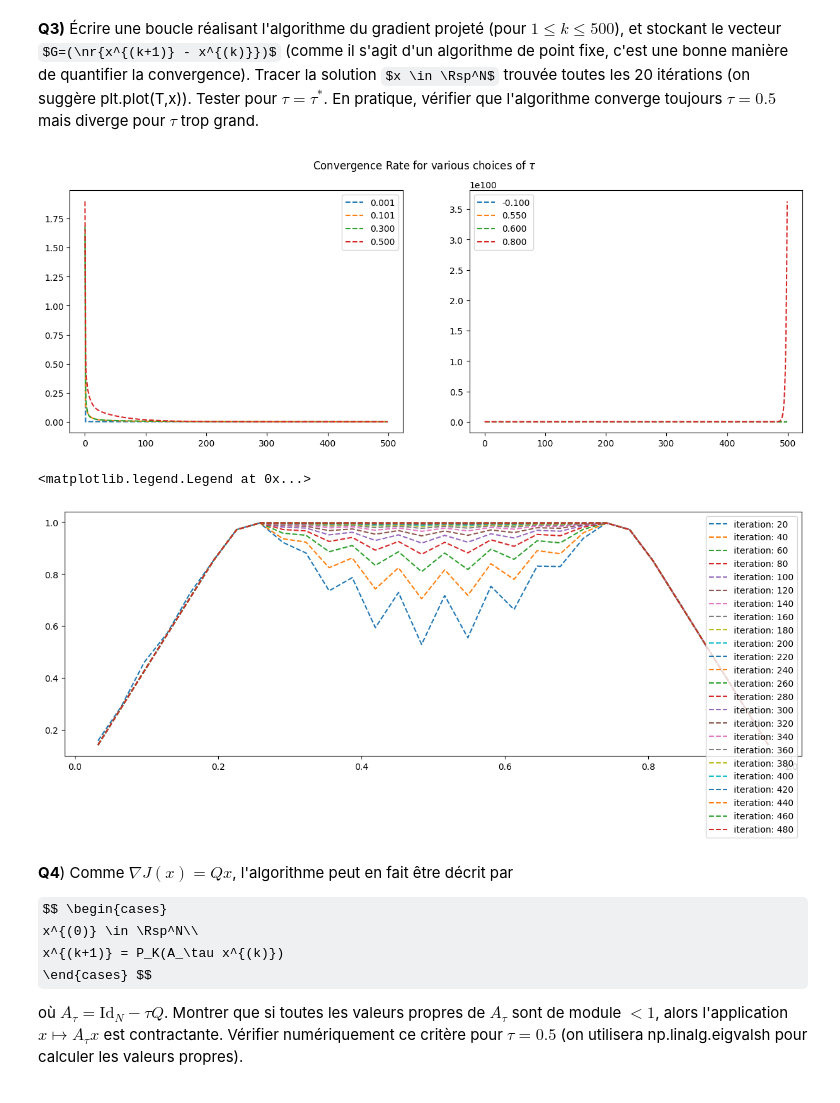
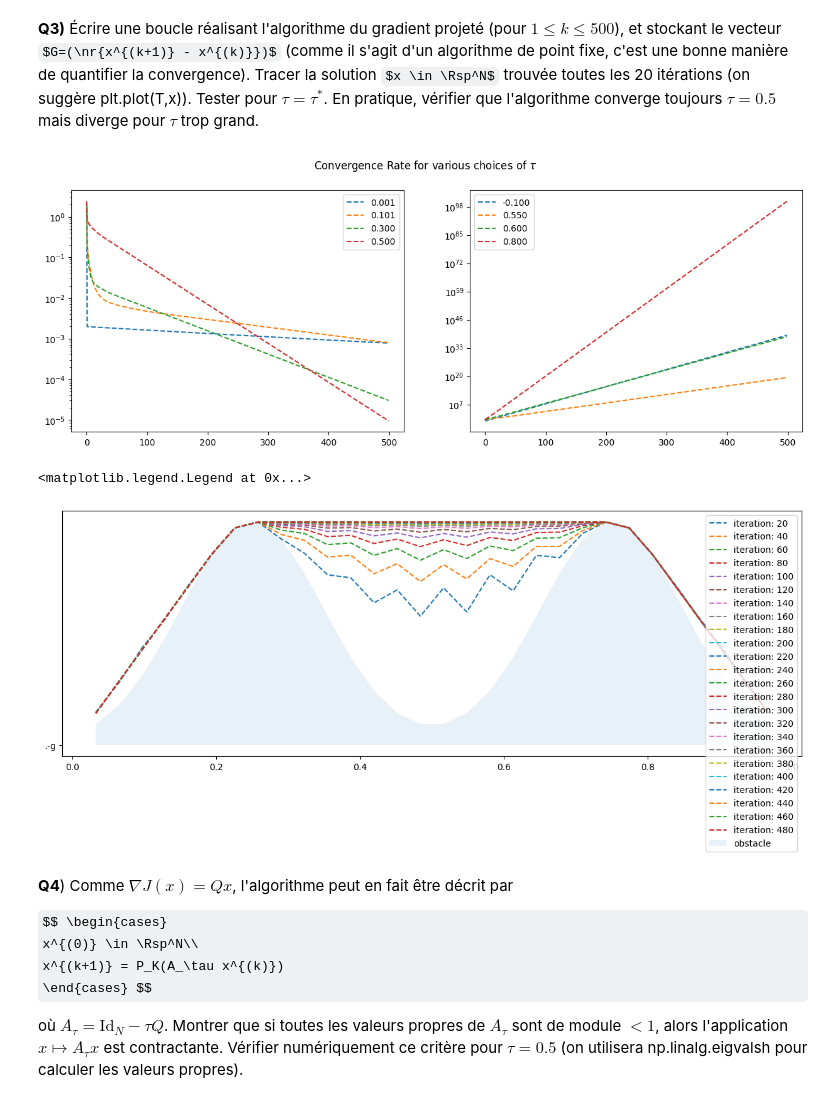
Before and after one commit to aboissie/Algorithms-for-Optimization-, a Jupyter notebook: TP3/tp3-sujet.ipynb, the cells around one changed output. Saved outputs shown, nothing was run; the diff lists cells and outputs as text; code cells hidden in the pictures; some formulas as TeX source.

```diff
--- a/TP3/tp3-sujet.ipynb
+++ b/TP3/tp3-sujet.ipynb
@@ -129,34 +129,36 @@ plt.subplot(1, 2, 1)
 x0 = np.random.random(N)
 for tau in [tauStar, tauStar + 0.1, 0.3, 0.5]:
     G, X = gradProj(tau, maxiter = 500, x0 = x0)
-    plt.plot(G, label = f"{tau:.3f}", linestyle = "--")
+    plt.semilogy(G, label = f"{tau:.3f}", linestyle = "--")
+
 plt.legend()
 
 plt.subplot(1, 2, 2)
 for tau in [-0.1, 0.55, 0.6, 0.8]:
     G, X = gradProj(tau, maxiter = 500, x0 = x0)
-    plt.plot(G, label = f"{tau:.3f}", linestyle = "--")
+    plt.semilogy(G, label = f"{tau:.3f}", linestyle = "--")
 
 plt.legend()
 plt.suptitle(r"Convergence Rate for various choices of $\tau$")
 plt.show()
 # %% [output]
-[figure, old version]
+[figure, new version]
 # %%
 plt.figure(figsize = (15, 5))
 x0 = np.random.random(N)
 
 tau = 0.5
 G, X = gradProj(tau, maxiter = 500, x0 = x0)
 
 for i, x in enumerate(X):
     if(i % 20 == 0 and i > 0):
         plt.plot(T, x, label = f"iteration: {i}", linestyle = "--")
 
+plt.fill_between(T,F,'.-g',label='obstacle',alpha=0.1)
 plt.legend()
 # %% [output]
 <matplotlib.legend.Legend at 0x...>
-[figure, old version]
+[figure, new version]
 # %% [markdown]
 **Q4**) Comme $\nabla J(x) = Qx$, l'algorithme peut en fait être décrit par
 
```
Also changed, not shown: parts of 1 cell of this notebook, 1 other file.
